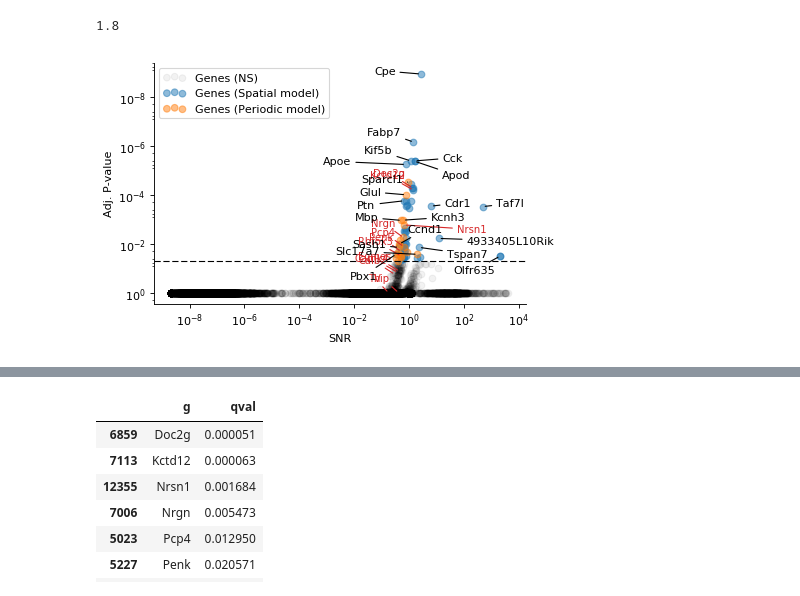
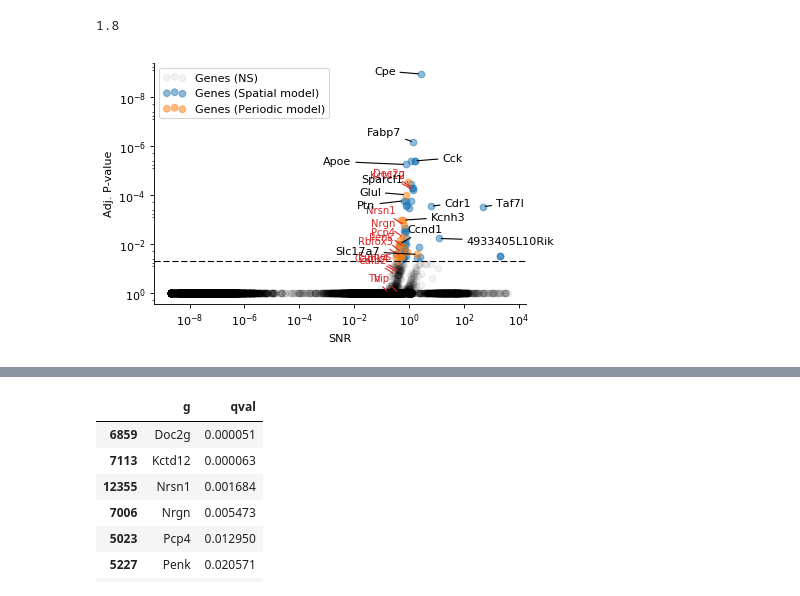
Before and after one commit to Teichlab/SpatialDE, a Jupyter notebook: Analysis/MouseOB/Mouse Olfactory Bulb Analysis.ipynb, the cells around one changed output, grey strips where cells are left out. Saved outputs shown, nothing was run; the diff lists cells and outputs as text; code cells hidden in the pictures.

```diff
--- a/Analysis/MouseOB/Mouse Olfactory Bulb Analysis.ipynb
+++ b/Analysis/MouseOB/Mouse Olfactory Bulb Analysis.ipynb
@@ -222,6 +225,8 @@ plt.scatter(1./ tmp['max_delta'], tmp['qval'],
 # Annotate Stahl genes
 tmp = results.query('g in @stahl_genes')
 
+x_offsets = {}
+y_offsets = {}
 for i, r in tmp.iterrows():
     xy = (1./r['max_delta'], r['qval'])
     xyt = (xy[0] / x_offsets.get(r['g'], 2),
@@ -244,34 +249,34 @@ x_offsets = {
     'Cdr1': 3,
     'Slc17a7': 1e-3
 }
 y_offsets = {
     'Apod': 2e-1,
     'Pbx1': 1e-1,
     'Olfr635': 2e-1,
     'Tspan7': 4e-1,
     '4933405L10Rik': 6e-1,
     'Ccnd1': 3e0,
     'Kif5b': 2e0,
     'Fabp7': 2e0,
     'Ptn':5e-1,
     'Nrsn1':5e-1
 }
 for i, r in results.query('g in @top_per_ls.g').query('g not in @stahl_genes').iterrows():
     xy = (1. / r['max_delta'], r['qval'])
     xyt = (xy[0] * x_offsets.get(r['g'], 2e-2),
            xy[1] / y_offsets.get(r['g'], 1),)
     plt.annotate(r['g'].replace("'", ''), xy, xyt, color='k', arrowprops={'arrowstyle': '-'})
 
 plt.axhline(0.05, ls='--', c='k', lw=1)
 plt.xlabel('SNR');
 plt.ylabel('Adj. P-value');
 plt.gca().invert_yaxis()
 
 plt.legend(scatterpoints=3, loc='upper left');
 
 plt.savefig('sigma_pval_MOB.pdf', bbox_inches='tight');
 # %% [output]
-[figure, old version]
+[figure, new version]
 # %%
 plt.figure(figsize=(6, 4), dpi=80)
 
```
Also changed, not shown: parts of 4 cells of this notebook, 2 other files.
